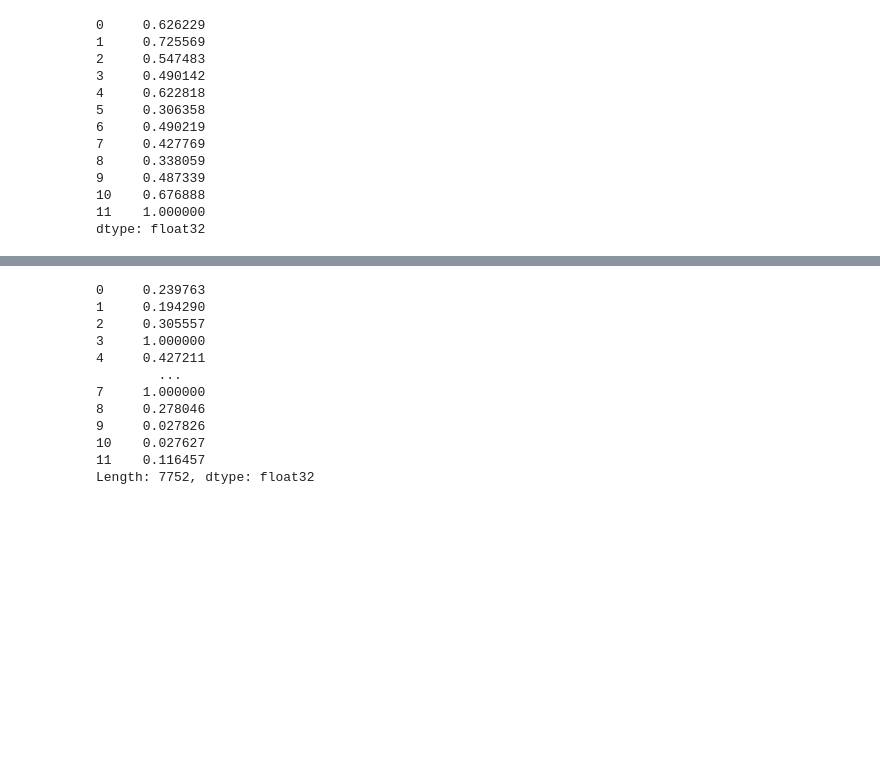
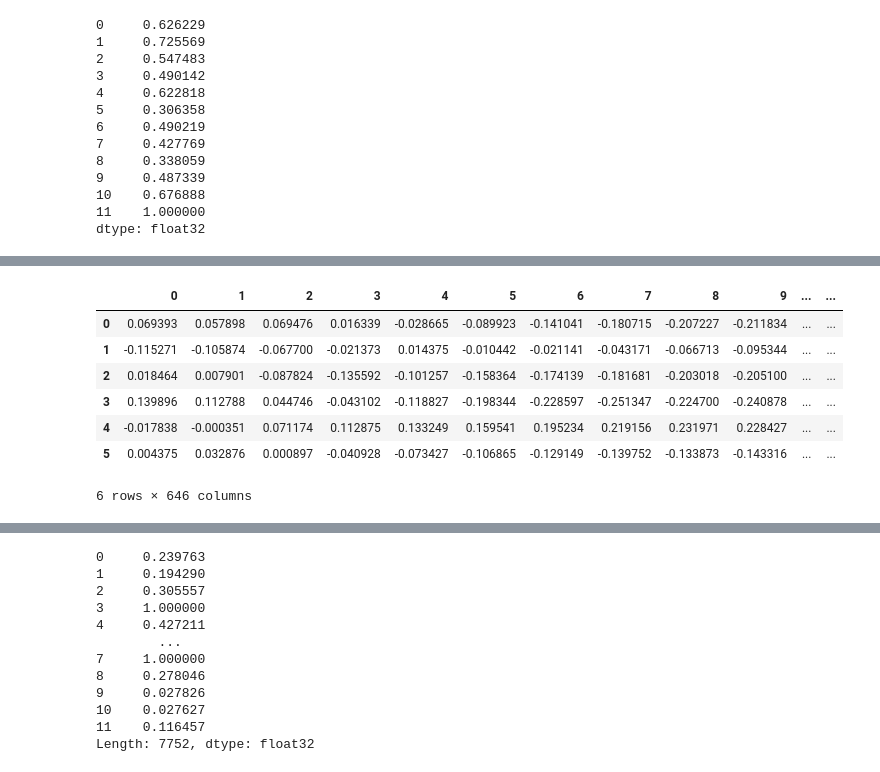
Before and after one commit to Fominayasg/Audio_features_analysis--Music_evokes_cinema, a Jupyter notebook: Pruebas_librosa.ipynb, the cells around one changed output, grey strips where cells are left out. Cells and saved outputs as stored; diff of their text form; code cells hidden in the pictures; blank space fills up the shorter version.

```diff
--- a/Pruebas_librosa.ipynb
+++ b/Pruebas_librosa.ipynb
@@ -113,0 +120,3 @@ dtype: float32
+# %%
+tonal_centroid = librosa.feature.tonnetz(y=y, sr=sr)
+tonal_centroid
@@ -113,0 +154,12 @@ dtype: float32
+# %%
+tonal_centroid_df = pd.DataFrame(tonal_centroid)
+tonal_centroid_df
+# %% [output]
+|  | 0 | 1 | 2 | 3 | 4 | 5 | 6 | 7 | 8 | 9 | ... | ... |
+| 0 | 0.069393 | 0.057898 | 0.069476 | 0.016339 | -0.028665 | -0.089923 | -0.141041 | -0.180715 | -0.207227 | -0.211834 | ... | ... |
+| 1 | -0.115271 | -0.105874 | -0.067700 | -0.021373 | 0.014375 | -0.010442 | -0.021141 | -0.043171 | -0.066713 | -0.095344 | ... | ... |
+| 2 | 0.018464 | 0.007901 | -0.087824 | -0.135592 | -0.101257 | -0.158364 | -0.174139 | -0.181681 | -0.203018 | -0.205100 | ... | ... |
+| 3 | 0.139896 | 0.112788 | 0.044746 | -0.043102 | -0.118827 | -0.198344 | -0.228597 | -0.251347 | -0.224700 | -0.240878 | ... | ... |
+| 4 | -0.017838 | -0.000351 | 0.071174 | 0.112875 | 0.133249 | 0.159541 | 0.195234 | 0.219156 | 0.231971 | 0.228427 | ... | ... |
+| 5 | 0.004375 | 0.032876 | 0.000897 | -0.040928 | -0.073427 | -0.106865 | -0.129149 | -0.139752 | -0.133873 | -0.143316 | ... | ... |
+6 rows × 646 columns
```
Also changed, not shown: parts of 13 cells of this notebook, 4 other files.
